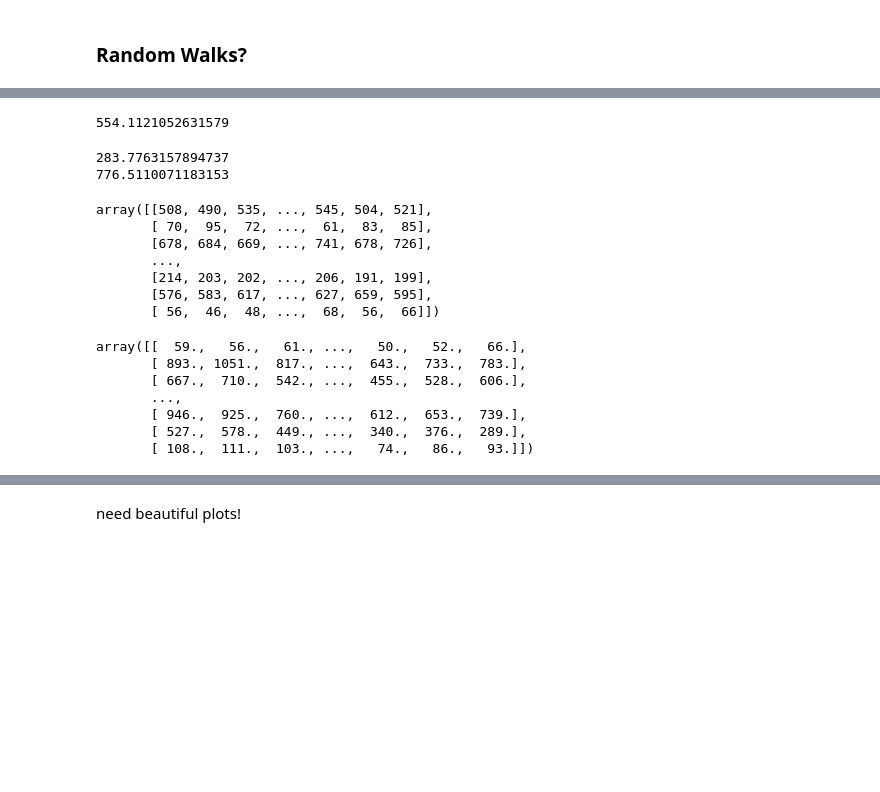
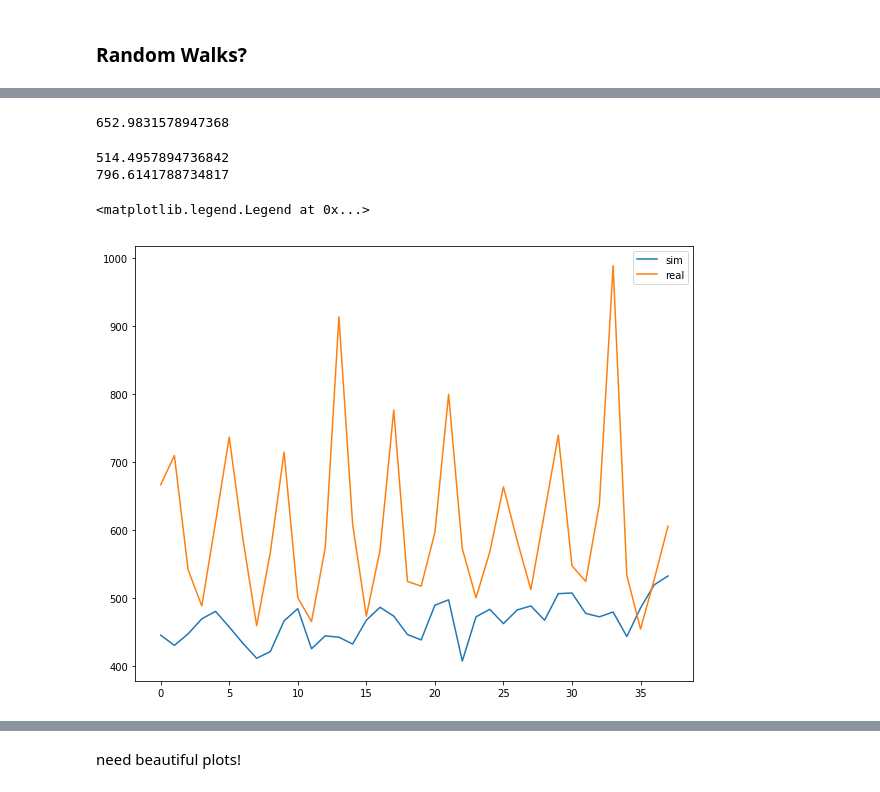
Before and after one commit to klepikhina/CSCI5352-AirTravelInfluenza, a Jupyter notebook: Code/simulations.ipynb, the cells around one changed output, grey strips where cells are left out. Cells and saved outputs as stored; diff of their text form; code cells hidden in the pictures; blank space fills up the shorter version.

```diff
--- a/Code/simulations.ipynb
+++ b/Code/simulations.ipynb
@@ -311,9 +319,9 @@ def run_full_simulation(x, A_dict, all_population, error=False, sim_quarter=-1):
             states = travel_and_infect_kernel(A_dict[year][quarter], states, p_transfer)
             states = recover_kernel(states, SIR)
 
-            for i in range(4):
-                states = local_infection_kernel(states, p_transfer)
-                states = recover_kernel(states, SIR)
+#             for i in range(4):
+#                 states = local_infection_kernel(states, p_transfer)
+#                 states = recover_kernel(states, SIR)
 
             states, dead_peeps = remove_deceased_kernel(states)
             num_deceased[year][quarter] = dead_peeps
@@ -335,6 +343,7 @@ def run_full_simulation(x, A_dict, all_population, error=False, sim_quarter=-1):
     sim_deaths_matrix = np.array(sim_deaths_matrix).T
 
     if error:
+        print("error")
         return LA.norm(deaths_matrix[sim_quarter] - sim_deaths_matrix, ord='fro') / LA.norm(deaths_matrix[sim_quarter], ord='fro')
     else:
         return sim_deaths_matrix
@@ -346,5 +355,6 @@ P_rec = np.linspace(0, 1, num=100)
 p_die = 7.540044190323758e-05
 
 x0 = np.array([P_inf[23], P_transfer[10], P_rec[33]])
-run_full_simulation(x0, A_dict, all_population, error=True)
+matrix = run_full_simulation(x0, A_dict, all_population, sim_quarter=-1)#, error=True)
+print(matrix.shape)
 # %% [output]
@@ -359,7 +369,7 @@ def isvalid(x):
     return (x <= 1).all() and (x >= 0).all()
 
 error_tol = 0.5
-quarter = 2
+quarter = -1
 
 # x_best = np.array([1.50141914e-03, 5.08739999e-04, 9.85804602e-01])
 # x_best = np.array([2.44585049e-02, 5.19930292e-05, 9.11488483e-01])
@@ -370,7 +380,7 @@ x_best = np.array([0.1, 0.1, 0.99])
 print(x_best)
 error = run_full_simulation(x_best, A_dict, all_population, True, sim_quarter=quarter)
 print("0", error)
-error_best = error
+error_best = round(error,2)
 
 ctr = 0
 invalid_ctr = 0
@@ -383,7 +393,7 @@ while error > error_tol:
         if invalid_ctr % 10 == 0:
             print("Invalid: ", invalid_ctr)
         continue
-    error = run_full_simulation(x_i, A_dict, all_population, True, sim_quarter=quarter)
+    error = round(run_full_simulation(x_i, A_dict, all_population, True, sim_quarter=quarter), 2)
     ctr += 1
     if error < error_best:
         x_best = copy(x_i)
@@ -420,32 +428,23 @@ sim_deaths = run_full_simulation(np.array([0.1, 0.1, 0.99]), A_dict, all_populat
+# %%
+sim_deaths_best = run_full_simulation(np.array(x_best), A_dict, all_population, sim_quarter=quarter)
 # %%
-fraction = np.abs(deaths_matrix[quarter] - sim_deaths)# / deaths_matrix[-1]
+fraction = np.abs(deaths_matrix[quarter] - sim_deaths_best)# / deaths_matrix[-1]
 np.mean(fraction)
 # %% [output]
-554.1121052631579
+652.9831578947368
 # %%
-diff = (deaths_matrix[quarter] - sim_deaths).flatten()
+# simulated results = sim_deaths and real data = deaths_matrix
+diff = (deaths_matrix[quarter] - sim_deaths_best).flatten()
 print(np.mean(diff))
 print(np.std(diff))
 # %% [output]
-283.7763157894737
-776.5110071183153
+514.4957894736842
+796.6141788734817
-# %%
-sim_deaths
-# %% [output]
-array([[508, 490, 535, ..., 545, 504, 521],
-       [ 70,  95,  72, ...,  61,  83,  85],
-       [678, 684, 669, ..., 741, 678, 726],
-       ...,
-       [214, 203, 202, ..., 206, 191, 199],
-       [576, 583, 617, ..., 627, 659, 595],
-       [ 56,  46,  48, ...,  68,  56,  66]])
-# %%
-deaths_matrix[quarter]
-# %% [output]
-array([[  59.,   56.,   61., ...,   50.,   52.,   66.],
-       [ 893., 1051.,  817., ...,  643.,  733.,  783.],
-       [ 667.,  710.,  542., ...,  455.,  528.,  606.],
-       ...,
-       [ 946.,  925.,  760., ...,  612.,  653.,  739.],
-       [ 527.,  578.,  449., ...,  340.,  376.,  289.],
-       [ 108.,  111.,  103., ...,   74.,   86.,   93.]])
+# %%
+plt.figure(figsize=[10,8])
+plt.plot(range(38), sim_deaths_best[2])
+plt.plot(range(38), deaths_matrix[-1][2])
+plt.legend(["sim", "real"])
+# %% [output]
+<matplotlib.legend.Legend at 0x...>
+[figure, added]
```
Also changed, not shown: parts of 8 cells of this notebook, 8 other files.
